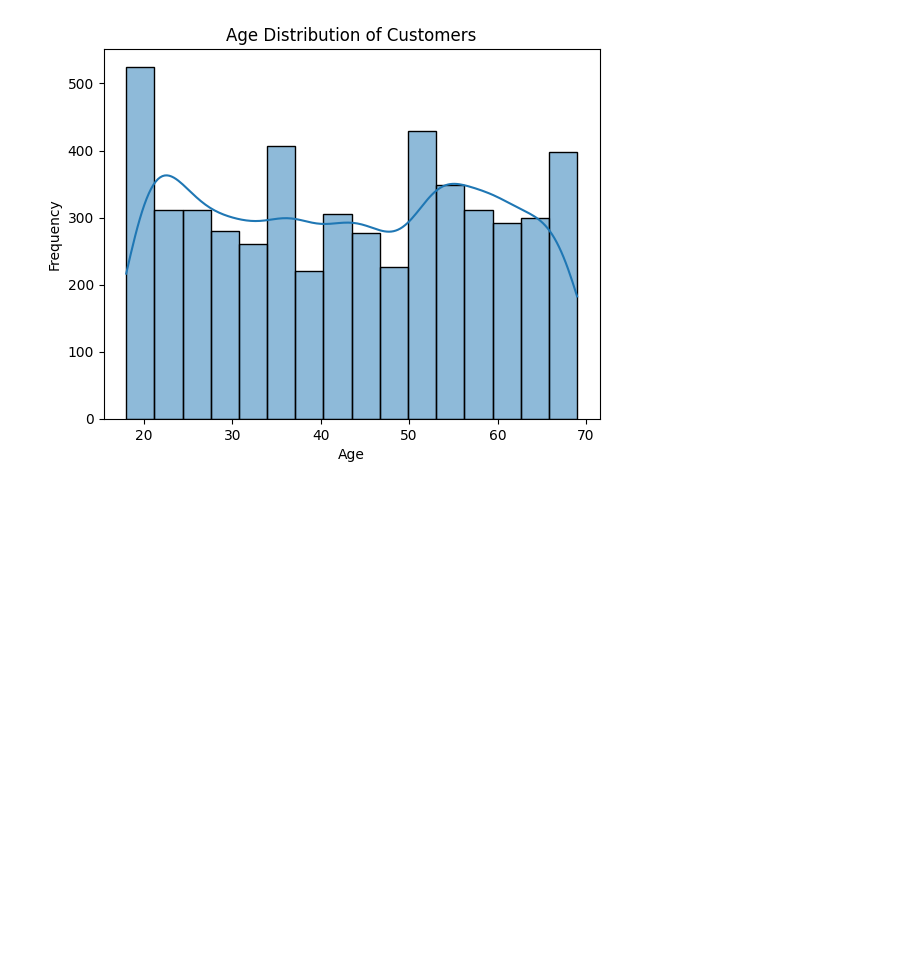
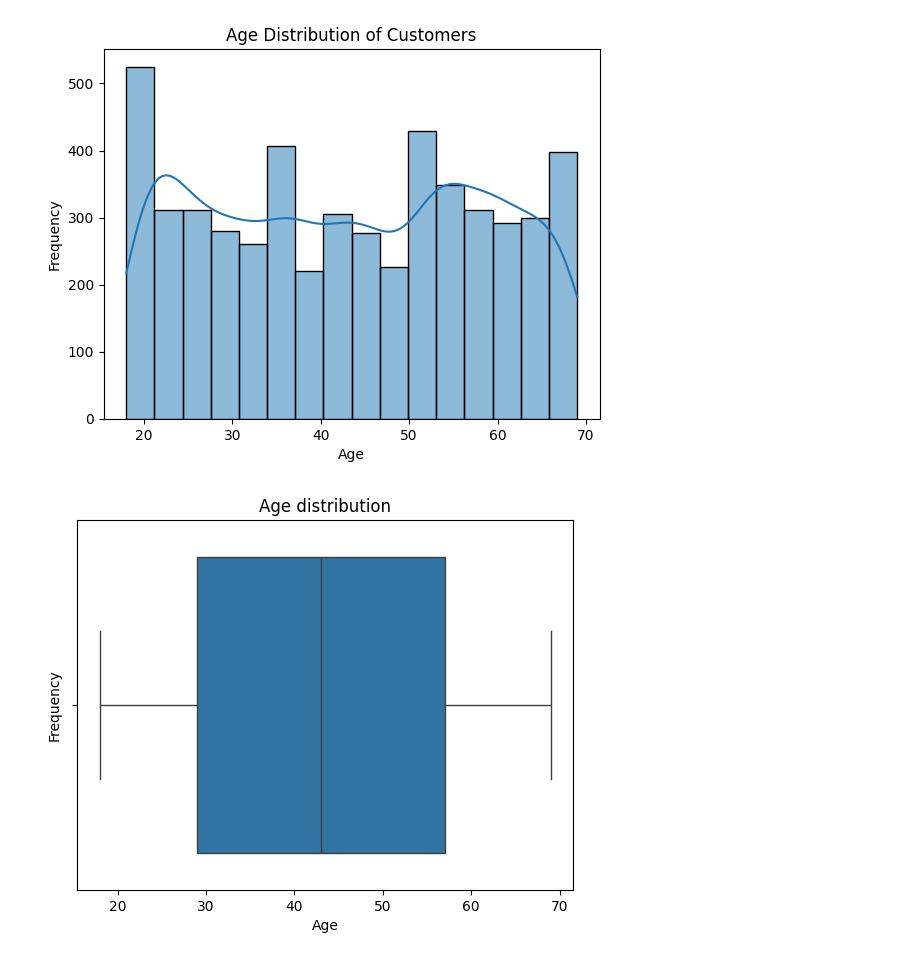
Before and after one commit to 87690ut/Virtual-Internships-Portfolio, a Jupyter notebook: Lloyds_Customer_Churn_Analysis/Llyods_Customer_Churn_Prediction-Analysis.ipynb, the cells around one changed output. Drawn from its saved outputs; the diff is of its cells as text; code cells hidden in the pictures; blank space fills up the shorter version.

```diff
--- a/Lloyds_Customer_Churn_Analysis/Llyods_Customer_Churn_Prediction-Analysis.ipynb
+++ b/Lloyds_Customer_Churn_Analysis/Llyods_Customer_Churn_Prediction-Analysis.ipynb
@@ -132,3 +142,11 @@ plt.ylabel('Frequency')
 plt.show()
 # %% [output]
 [figure]
+# %%
+sns.boxplot(df_finall, x = 'Age')
+plt.title('Age distribution')
+plt.xlabel('Age')
+plt.ylabel('Frequency')
+plt.show()
+# %% [output]
+[figure, added]
```
Also changed, not shown: parts of 3 cells of this notebook.
